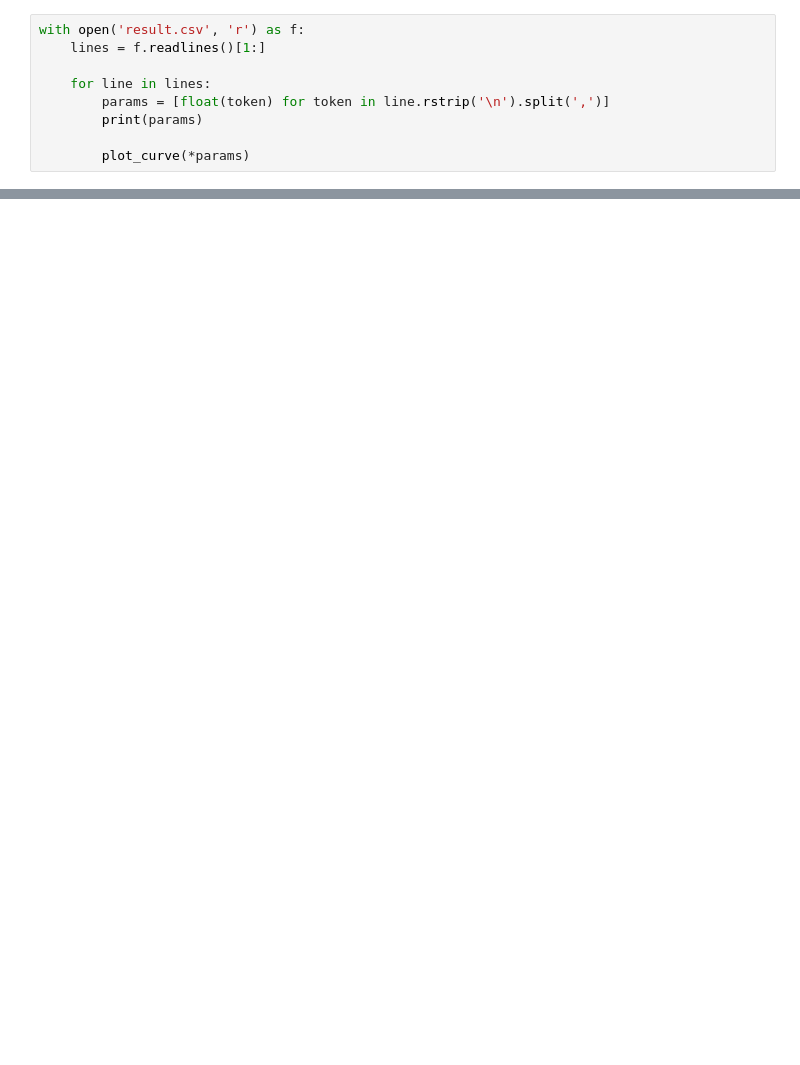
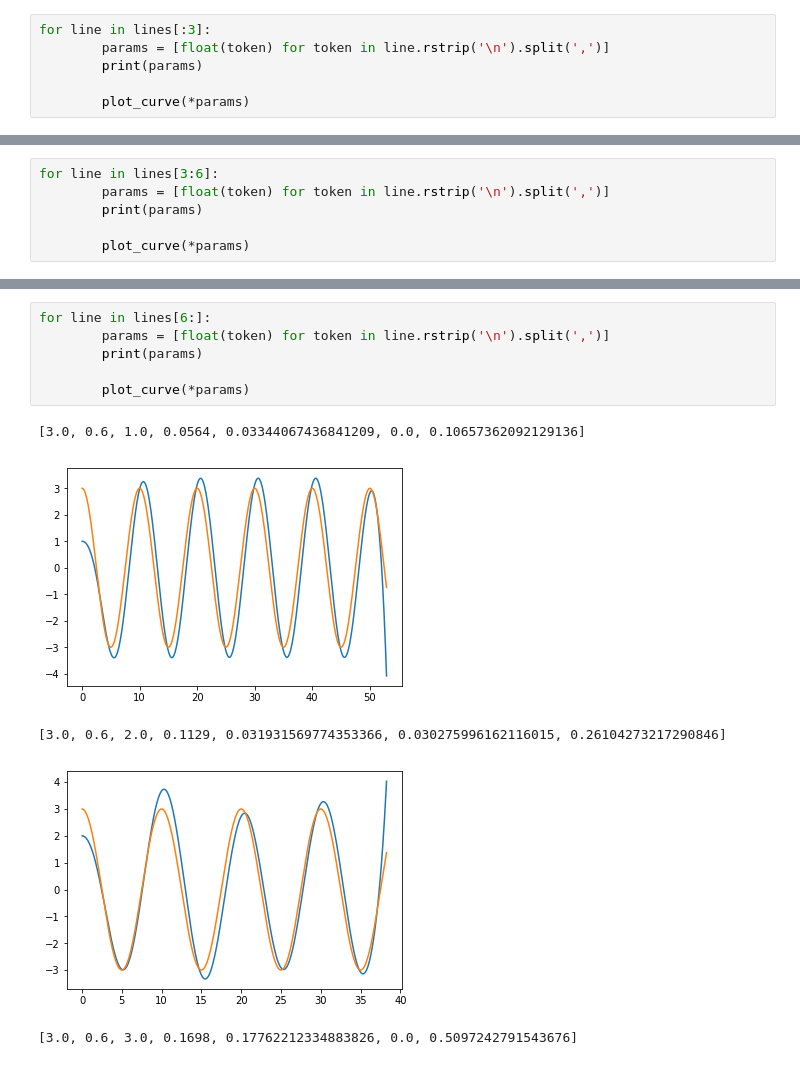
Before and after one commit to st9007a/ball-beam, a Jupyter notebook: curve.ipynb, the cells around one changed output, grey strips where cells are left out. Saved outputs shown, nothing was run; the diff lists cells and outputs as text; blank space fills up the shorter version.

```diff
--- a/curve.ipynb
+++ b/curve.ipynb
@@ -38,8 +45,5 @@ def plot_curve(a, b, r, theta, kp, ki, kd):
 # %%
-with open('result.csv', 'r') as f:
-    lines = f.readlines()[1:]
-
-    for line in lines:
+for line in lines[:3]:
         params = [float(token) for token in line.rstrip('\n').split(',')]
         print(params)
 
@@ -60,0 +58,6 @@ with open('result.csv', 'r') as f:
+# %%
+for line in lines[3:6]:
+        params = [float(token) for token in line.rstrip('\n').split(',')]
+        print(params)
+
+        plot_curve(*params)
@@ -60,0 +71,12 @@ with open('result.csv', 'r') as f:
+# %%
+for line in lines[6:]:
+        params = [float(token) for token in line.rstrip('\n').split(',')]
+        print(params)
+
+        plot_curve(*params)
+# %% [output]
+[3.0, 0.6, 1.0, 0.0564, 0.03344067436841209, 0.0, 0.10657362092129136]
+[figure, added]
+[3.0, 0.6, 2.0, 0.1129, 0.031931569774353366, 0.030275996162116015, 0.26104273217290846]
+[figure, added]
+[3.0, 0.6, 3.0, 0.1698, 0.17762212334883826, 0.0, 0.5097242791543676]
```
Also changed, not shown: parts of 5 cells of this notebook, 1 other file.
